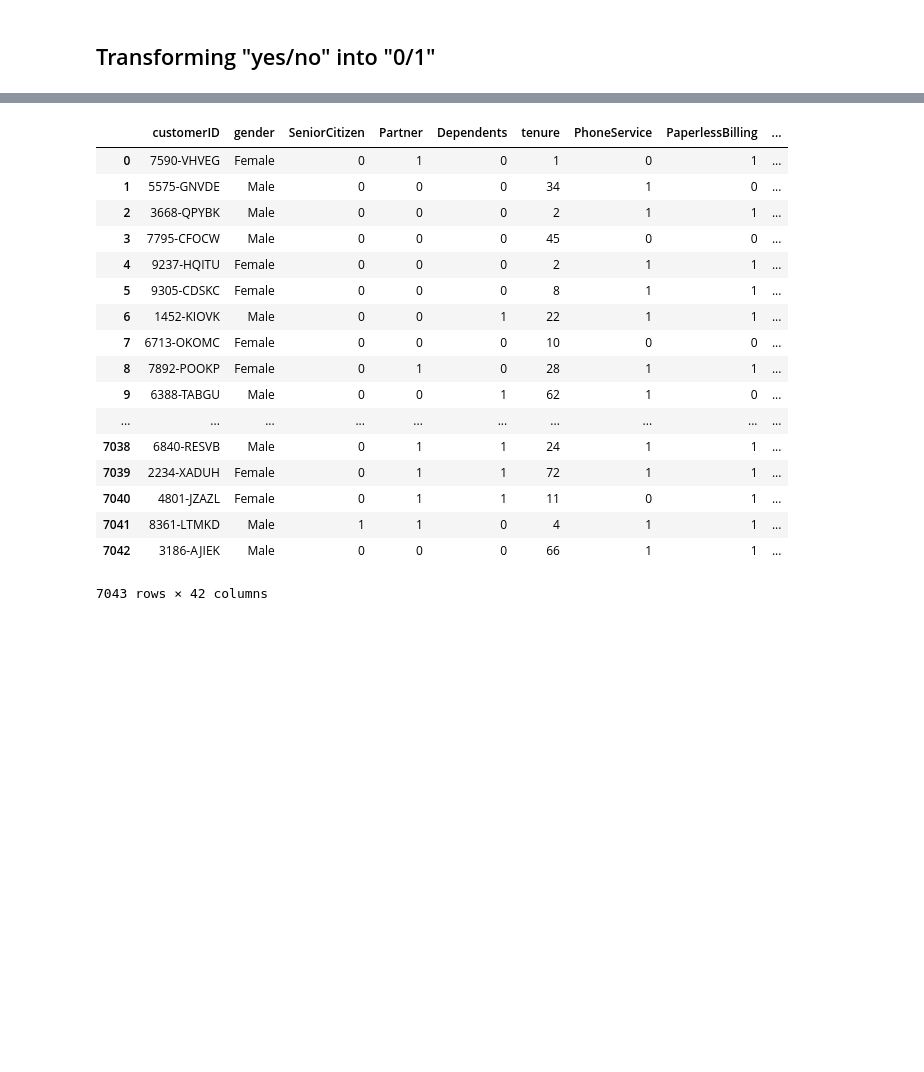
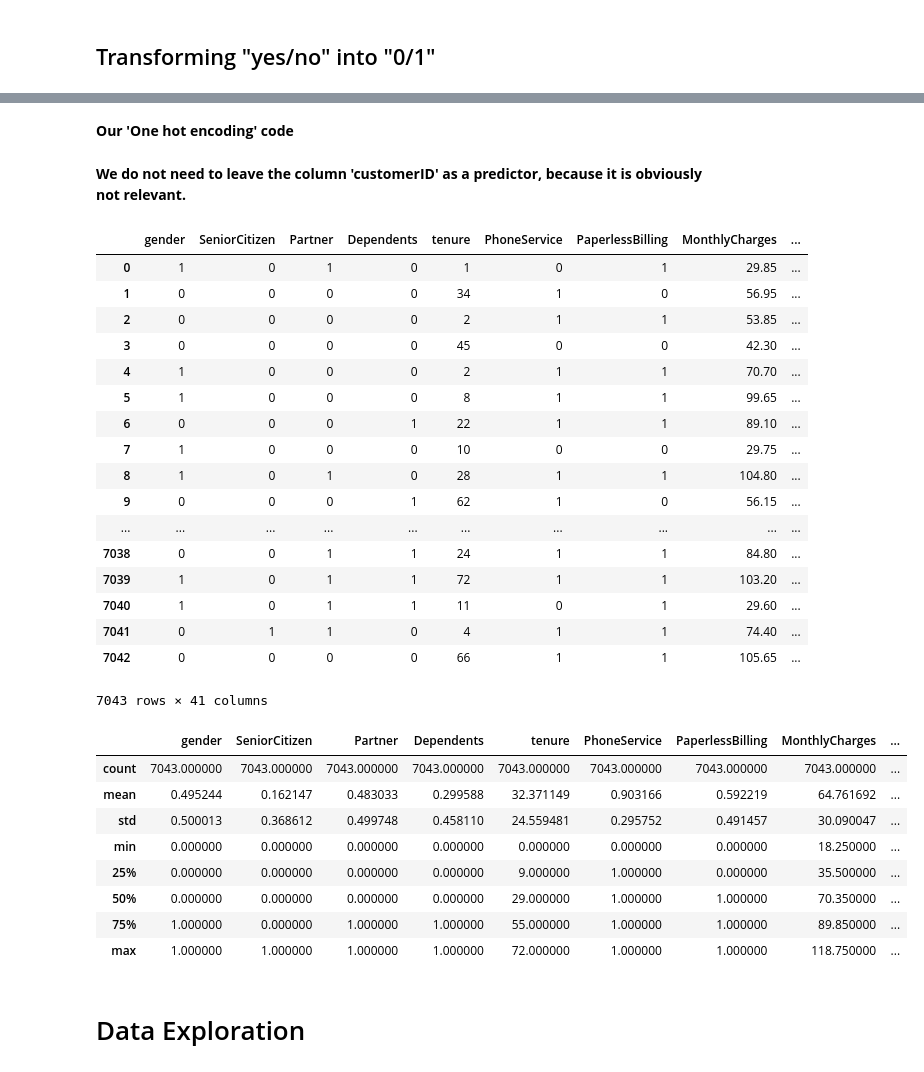
Before and after one commit to gigiatzeni/Tlc_Assignment_UCSC, a Jupyter notebook: Telco.ipynb, the cells around one changed output, grey strips where cells are left out. Saved outputs shown, nothing was run; the diff lists cells and outputs as text; code cells hidden in the pictures; blank space fills up the shorter version.

```diff
--- a/Telco.ipynb
+++ b/Telco.ipynb
@@ -62,0 +86,4 @@ tlc_db.describe(include='all')
+# %%
+tlc_db['TotalCharges'] = tlc_db["TotalCharges"].replace(np.nan,0)
+# %%
+tlc_db["TotalCharges"] = tlc_db["TotalCharges"].astype(float)
@@ -103,10 +152,12 @@ tlc_db1.head()
+# %% [markdown]
+**Our 'One hot encoding' code**
 # %%
 tlc_db1 = tlc_db.copy()
 
 columns1 = ['MultipleLines', 'InternetService', 'OnlineSecurity', 'OnlineBackup', 'DeviceProtection',
             'TechSupport', 'StreamingTV', 'StreamingMovies', 'Contract', 'PaymentMethod']
 
-for colnames in columns:
+for colnames in columns1:
     mlt = pd.get_dummies(tlc_db1[colnames])
     list1 = list(mlt.columns.values)
     listaname = []
@@ -119,24 +170,41 @@ for colnames in columns:
     mlt.set_axis(listaname, axis='columns', inplace=True)
     tlc_db1.drop(colnames, axis = 1, inplace=True)
     tlc_db1 = pd.concat([tlc_db1, mlt], axis = 1)
+# %% [markdown]
+**We do not need to leave the column 'customerID' as a predictor, because it is obviously not relevant.**
+# %%
+tlc_db1.drop('customerID',1,inplace=True)
+tlc_db1
+# %% [output]
+|  | gender | SeniorCitizen | Partner | Dependents | tenure | PhoneService | PaperlessBilling | MonthlyCharges | ... |
+| 0 | 1 | 0 | 1 | 0 | 1 | 0 | 1 | 29.85 | ... |
+| 1 | 0 | 0 | 0 | 0 | 34 | 1 | 0 | 56.95 | ... |
+| 2 | 0 | 0 | 0 | 0 | 2 | 1 | 1 | 53.85 | ... |
+| 3 | 0 | 0 | 0 | 0 | 45 | 0 | 0 | 42.30 | ... |
+| 4 | 1 | 0 | 0 | 0 | 2 | 1 | 1 | 70.70 | ... |
+| 5 | 1 | 0 | 0 | 0 | 8 | 1 | 1 | 99.65 | ... |
+| 6 | 0 | 0 | 0 | 1 | 22 | 1 | 1 | 89.10 | ... |
+| 7 | 1 | 0 | 0 | 0 | 10 | 0 | 0 | 29.75 | ... |
+| 8 | 1 | 0 | 1 | 0 | 28 | 1 | 1 | 104.80 | ... |
+| 9 | 0 | 0 | 0 | 1 | 62 | 1 | 0 | 56.15 | ... |
+| ... | ... | ... | ... | ... | ... | ... | ... | ... | ... |
+| 7038 | 0 | 0 | 1 | 1 | 24 | 1 | 1 | 84.80 | ... |
+| 7039 | 1 | 0 | 1 | 1 | 72 | 1 | 1 | 103.20 | ... |
+| 7040 | 1 | 0 | 1 | 1 | 11 | 0 | 1 | 29.60 | ... |
+| 7041 | 0 | 1 | 1 | 0 | 4 | 1 | 1 | 74.40 | ... |
+| 7042 | 0 | 0 | 0 | 0 | 66 | 1 | 1 | 105.65 | ... |
+7043 rows × 41 columns
 # %%
-tlc_db1
+tlc_db1.describe()
 # %% [output]
-|  | customerID | gender | SeniorCitizen | Partner | Dependents | tenure | PhoneService | PaperlessBilling | ... |
-| 0 | 7590-VHVEG | Female | 0 | 1 | 0 | 1 | 0 | 1 | ... |
-| 1 | 5575-GNVDE | Male | 0 | 0 | 0 | 34 | 1 | 0 | ... |
-| 2 | 3668-QPYBK | Male | 0 | 0 | 0 | 2 | 1 | 1 | ... |
-| 3 | 7795-CFOCW | Male | 0 | 0 | 0 | 45 | 0 | 0 | ... |
-| 4 | 9237-HQITU | Female | 0 | 0 | 0 | 2 | 1 | 1 | ... |
-| 5 | 9305-CDSKC | Female | 0 | 0 | 0 | 8 | 1 | 1 | ... |
-| 6 | 1452-KIOVK | Male | 0 | 0 | 1 | 22 | 1 | 1 | ... |
-| 7 | 6713-OKOMC | Female | 0 | 0 | 0 | 10 | 0 | 0 | ... |
-| 8 | 7892-POOKP | Female | 0 | 1 | 0 | 28 | 1 | 1 | ... |
-| 9 | 6388-TABGU | Male | 0 | 0 | 1 | 62 | 1 | 0 | ... |
-| ... | ... | ... | ... | ... | ... | ... | ... | ... | ... |
-| 7038 | 6840-RESVB | Male | 0 | 1 | 1 | 24 | 1 | 1 | ... |
-| 7039 | 2234-XADUH | Female | 0 | 1 | 1 | 72 | 1 | 1 | ... |
-| 7040 | 4801-JZAZL | Female | 0 | 1 | 1 | 11 | 0 | 1 | ... |
-| 7041 | 8361-LTMKD | Male | 1 | 1 | 0 | 4 | 1 | 1 | ... |
-| 7042 | 3186-AJIEK | Male | 0 | 0 | 0 | 66 | 1 | 1 | ... |
+|  | gender | SeniorCitizen | Partner | Dependents | tenure | PhoneService | PaperlessBilling | MonthlyCharges | ... |
+| count | 7043.000000 | 7043.000000 | 7043.000000 | 7043.000000 | 7043.000000 | 7043.000000 | 7043.000000 | 7043.000000 | ... |
+| mean | 0.495244 | 0.162147 | 0.483033 | 0.299588 | 32.371149 | 0.903166 | 0.592219 | 64.761692 | ... |
+| std | 0.500013 | 0.368612 | 0.499748 | 0.458110 | 24.559481 | 0.295752 | 0.491457 | 30.090047 | ... |
+| min | 0.000000 | 0.000000 | 0.000000 | 0.000000 | 0.000000 | 0.000000 | 0.000000 | 18.250000 | ... |
+| 25% | 0.000000 | 0.000000 | 0.000000 | 0.000000 | 9.000000 | 1.000000 | 0.000000 | 35.500000 | ... |
+| 50% | 0.000000 | 0.000000 | 0.000000 | 0.000000 | 29.000000 | 1.000000 | 1.000000 | 70.350000 | ... |
+| 75% | 1.000000 | 0.000000 | 1.000000 | 1.000000 | 55.000000 | 1.000000 | 1.000000 | 89.850000 | ... |
+| max | 1.000000 | 1.000000 | 1.000000 | 1.000000 | 72.000000 | 1.000000 | 1.000000 | 118.750000 | ... |
-7043 rows × 42 columns
+# %% [markdown]
+# Data Exploration
```
Also changed, not shown: parts of 141 cells of this notebook, 5 other files.
